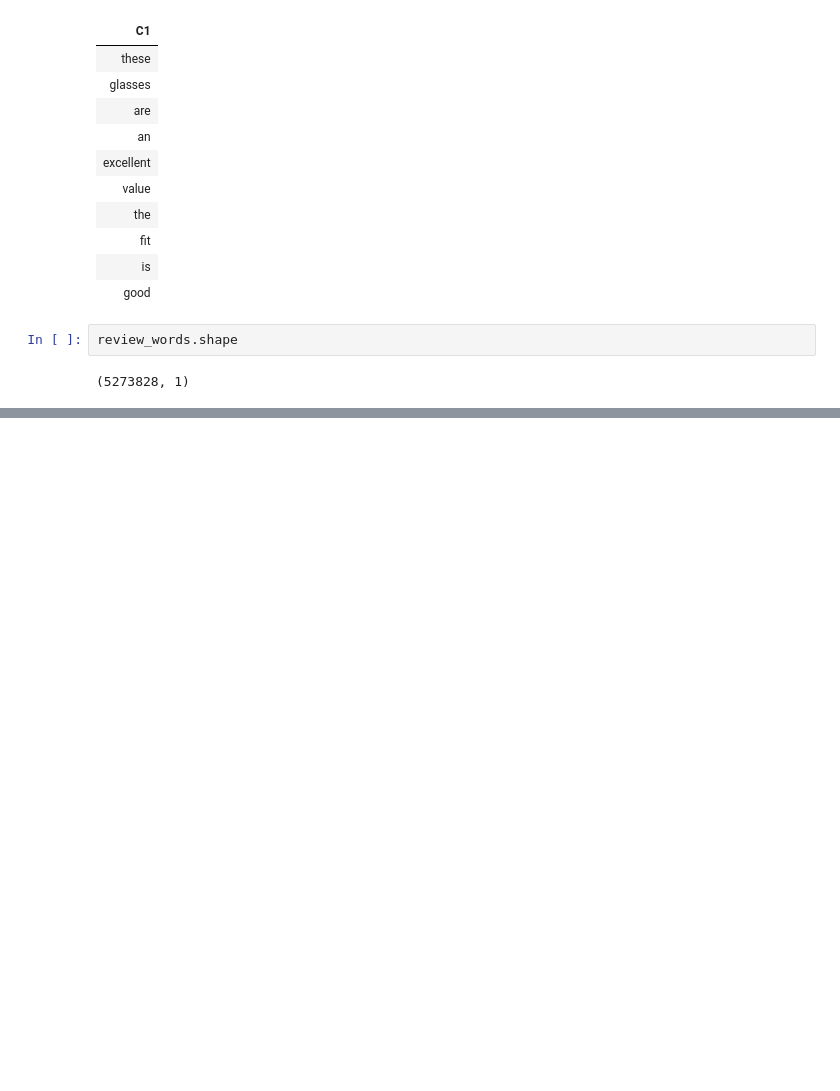
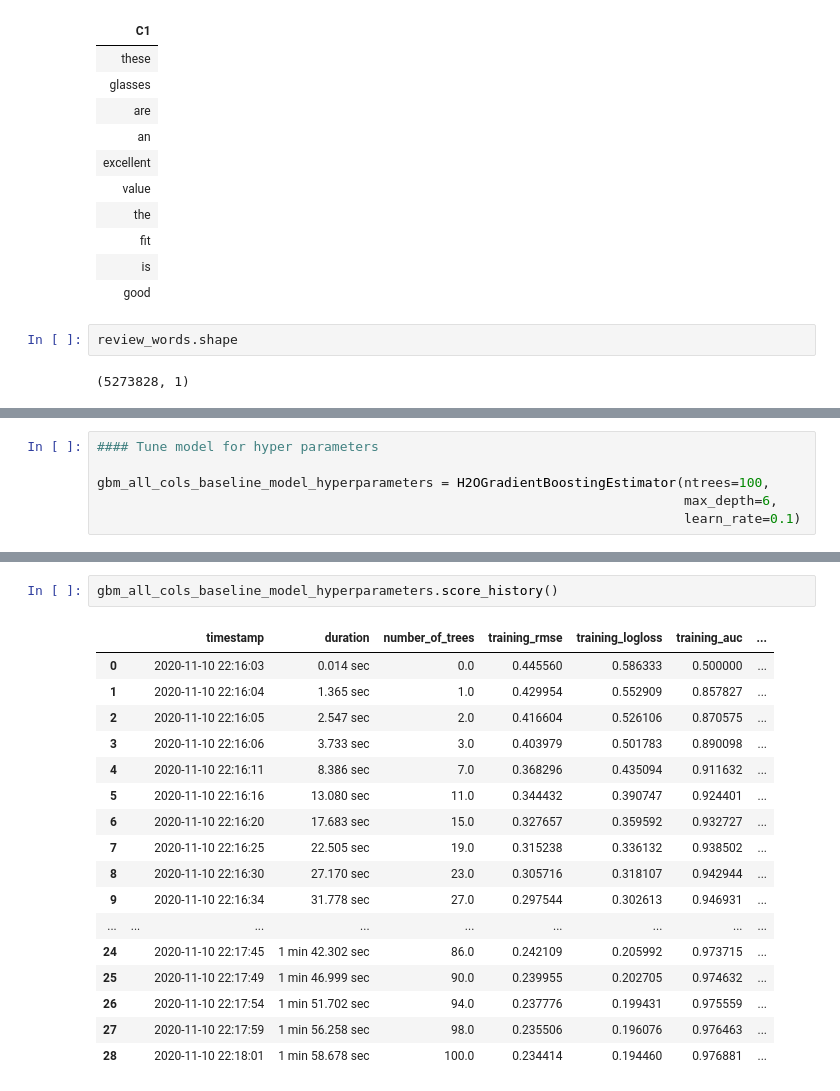
Before and after one commit to Shankar-Hadimani/ai-ml-engineering, a Jupyter notebook: notebook/sentiment_analysis_GBM_H2O.ipynb, the cells around one changed output, grey strips where cells are left out. Drawn from its saved outputs; the diff is of its cells as text; blank space fills up the shorter version.

```diff
--- a/notebook/sentiment_analysis_GBM_H2O.ipynb
+++ b/notebook/sentiment_analysis_GBM_H2O.ipynb
@@ -250,0 +497,6 @@ review_words.shape
+# %%
+#### Tune model for hyper parameters
+
+gbm_all_cols_baseline_model_hyperparameters = H2OGradientBoostingEstimator(ntrees=100,
+                                                                           max_depth=6,
+                                                                           learn_rate=0.1)
@@ -250,0 +522,20 @@ review_words.shape
+# %%
+gbm_all_cols_baseline_model_hyperparameters.score_history()
+# %% [output]
+|  |  | timestamp | duration | number_of_trees | training_rmse | training_logloss | training_auc | ... |
+| 0 |  | 2020-11-10 22:16:03 | 0.014 sec | 0.0 | 0.445560 | 0.586333 | 0.500000 | ... |
+| 1 |  | 2020-11-10 22:16:04 | 1.365 sec | 1.0 | 0.429954 | 0.552909 | 0.857827 | ... |
+| 2 |  | 2020-11-10 22:16:05 | 2.547 sec | 2.0 | 0.416604 | 0.526106 | 0.870575 | ... |
+| 3 |  | 2020-11-10 22:16:06 | 3.733 sec | 3.0 | 0.403979 | 0.501783 | 0.890098 | ... |
+| 4 |  | 2020-11-10 22:16:11 | 8.386 sec | 7.0 | 0.368296 | 0.435094 | 0.911632 | ... |
+| 5 |  | 2020-11-10 22:16:16 | 13.080 sec | 11.0 | 0.344432 | 0.390747 | 0.924401 | ... |
+| 6 |  | 2020-11-10 22:16:20 | 17.683 sec | 15.0 | 0.327657 | 0.359592 | 0.932727 | ... |
+| 7 |  | 2020-11-10 22:16:25 | 22.505 sec | 19.0 | 0.315238 | 0.336132 | 0.938502 | ... |
+| 8 |  | 2020-11-10 22:16:30 | 27.170 sec | 23.0 | 0.305716 | 0.318107 | 0.942944 | ... |
+| 9 |  | 2020-11-10 22:16:34 | 31.778 sec | 27.0 | 0.297544 | 0.302613 | 0.946931 | ... |
+| ... | ... | ... | ... | ... | ... | ... | ... | ... |
+| 24 |  | 2020-11-10 22:17:45 | 1 min 42.302 sec | 86.0 | 0.242109 | 0.205992 | 0.973715 | ... |
+| 25 |  | 2020-11-10 22:17:49 | 1 min 46.999 sec | 90.0 | 0.239955 | 0.202705 | 0.974632 | ... |
+| 26 |  | 2020-11-10 22:17:54 | 1 min 51.702 sec | 94.0 | 0.237776 | 0.199431 | 0.975559 | ... |
+| 27 |  | 2020-11-10 22:17:59 | 1 min 56.258 sec | 98.0 | 0.235506 | 0.196076 | 0.976463 | ... |
+| 28 |  | 2020-11-10 22:18:01 | 1 min 58.678 sec | 100.0 | 0.234414 | 0.194460 | 0.976881 | ... |
```
Also changed, not shown: parts of 61 cells of this notebook.
